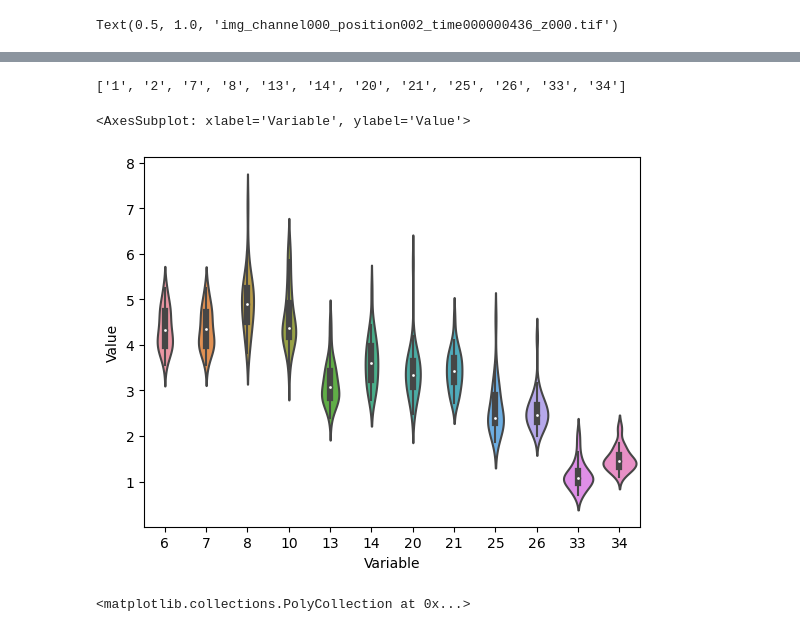
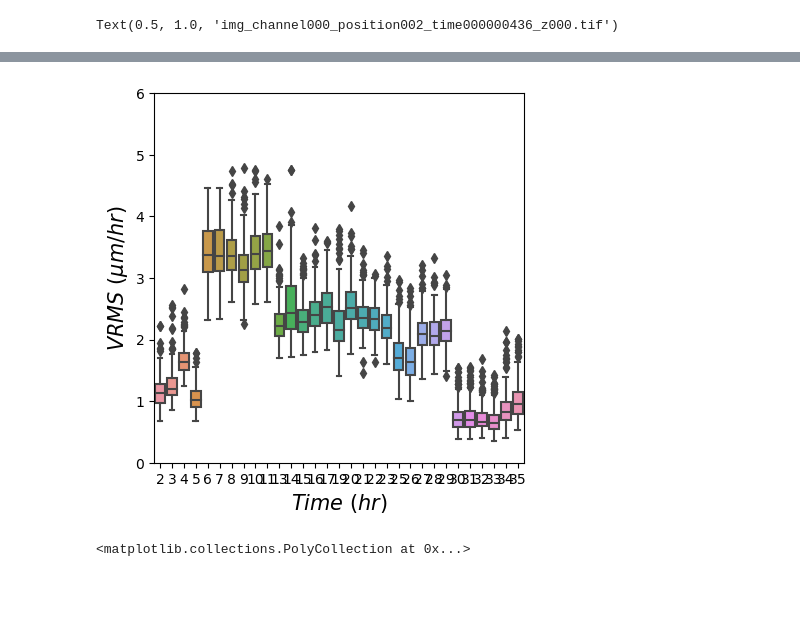
Before and after one commit to viciya/nematics, a Jupyter notebook: nematics/journals/flow_on_defects.ipynb, the cells around one changed output, grey strips where cells are left out. Saved outputs shown, nothing was run; the diff lists cells and outputs as text; code cells hidden in the pictures; blank space fills up the shorter version.

```diff
--- a/nematics/journals/flow_on_defects.ipynb
+++ b/nematics/journals/flow_on_defects.ipynb
@@ -211,15 +217,18 @@ def u_vel(im1,im2):
 def get_vrms(u,v):
     u = u-u.mean()
     v = v-v.mean()
-    return ((u**2).mean() + (v**2).mean())**.5
+    return ((u**2 + v**2)**.5).mean()
 
-frame_num = 30
-fov_lst = [6,7,8,10, 13,14,20,21, 25,26,33,34]
+PLOT = False
+folder = r"E:\HT1080\c3_6well_5min_10x\_5"
+frame_num = -2
+# fov_lst = [6,7,8,10, 13,14,20,21, 25,26,33,34]
+fov_lst = np.arange(1,36)
 df = pd.DataFrame()
 
 colors = ["r","r","r","r",  "g","g","g","g", "b","b","b","b"]
-for color, (i,fov) in zip(colors, enumerate(fov_lst)):
-    image_list = glob.glob(r"E:\HT1080\c3_6well_5min_10x\_5\Pos"+str(fov)+"\*.tif")
+for i,fov in enumerate(fov_lst):
+    image_list = glob.glob(folder+"/Pos"+str(fov)+"\*.tif")
     image_list = natsorted(image_list, key=lambda y: y.lower())
 
 
@@ -227,7 +236,8 @@ for color, (i,fov) in zip(colors, enumerate(fov_lst)):
     vrms = [get_vrms(uv[0],uv[1]) for uv in uv_vel_list]
     std = [(uv[0]-uv[0].mean()).std() for uv in uv_vel_list]
     time = np.arange(len(vrms))
-    plt.plot(time, vrms, color, alpha=.3, label="FOV: #%1d|%.3f" % (fov, np.median(vrms)))
+
+    if PLOT: plt.plot(time, vrms, colors[i], alpha=.3, label="FOV: #%1d|%.3f" % (fov, np.median(vrms)))
 
     progressBar(i, len(fov_lst))
 
@@ -235,6 +245,7 @@ for color, (i,fov) in zip(colors, enumerate(fov_lst)):
     df[str(fov)+"_std"] = std
     # break
 
+if PLOT: plt.legend()
 
-plt.legend()
+df.to_csv(folder+"/_vrms3.csv")
 # %% [output]
@@ -246,12 +304,0 @@ df.to_csv(r"E:\HT1080\c3_6well_5min_10x\_5\_vrms1.csv")
-# %%
-%matplotlib inline
-df1 = pd.read_csv(r"E:\HT1080\c3_6well_5min_10x\_5\_vrms1.csv")
-
-fov_lst = [6,7,8,10, 13,14,20,21, 25,26,33,34]
-colors = ["r","r","r","r",  "g","g","g","g", "b","b","b","b"]
-
-for color, (i,fov) in zip(colors, enumerate(fov_lst)):
-    # df1[str(fov)].rolling(3).mean().plot(label=str(fov), color=color, alpha=.5, linewidth=3)
-    df1[str(fov)].plot(label=str(fov), color=color, alpha=.5, linewidth=3)
-    # .plot(label=str(fov), color=color, alpha=.5)
-plt.legend()
@@ -261,20 +305,21 @@ plt.legend()
-# %%
-[str(fov) for fov in fov_lst]
-# %% [output]
-['1', '2', '7', '8', '13', '14', '20', '21', '25', '26', '33', '34']
 # %%
 import seaborn as sns
-fov_lst = [6,7,8,10, 13,14,20,21, 25,26,33,34]
-df1 = pd.read_csv(r"E:\HT1080\c3_6well_5min_10x\_5\_vrms1.csv")
+df1 = pd.read_csv(r"E:\HT1080\c3_6well_5min_10x\_5\_vrms3.csv")
+exclude_list = [1,12,18,24]
+fov_lst = [col for col in df1.keys() if 'std' not in col and col.isdigit() and int(col) not in exclude_list]
+
 
 df_selected = df1[[str(fov) for fov in fov_lst]]
 # df_selected = df1[[str(fov)+"_std" for fov in fov_lst]]
 df_melted = df_selected.melt(var_name='Variable', value_name='Value')
-sns.violinplot(x='Variable', y='Value', data=df_melted)
-# sns.boxplot(x='Variable', y='Value', data=df_melted, )#whis=(30, 60))
+# sns.violinplot(x='Variable', y='Value', data=df_melted)
+sns.boxplot(x='Variable', y='Value', data=df_melted, )#whis=(30, 60))
+plt.xlabel("$Time ~(hr)$", fontsize=15)
+plt.ylabel("$VRMS ~(\mu m/hr)$", fontsize=15)
+plt.ylim(0, 6)
+plt.gca().set_box_aspect(1)
 # %% [output]
-<AxesSubplot: xlabel='Variable', ylabel='Value'>
-[figure, old version]
+[figure, new version]
 # %%
 def u_vel(im1,im2):
     return cv2.calcOpticalFlowFarneback(im1,im2,
```
Also changed, not shown: parts of 9 cells of this notebook.
